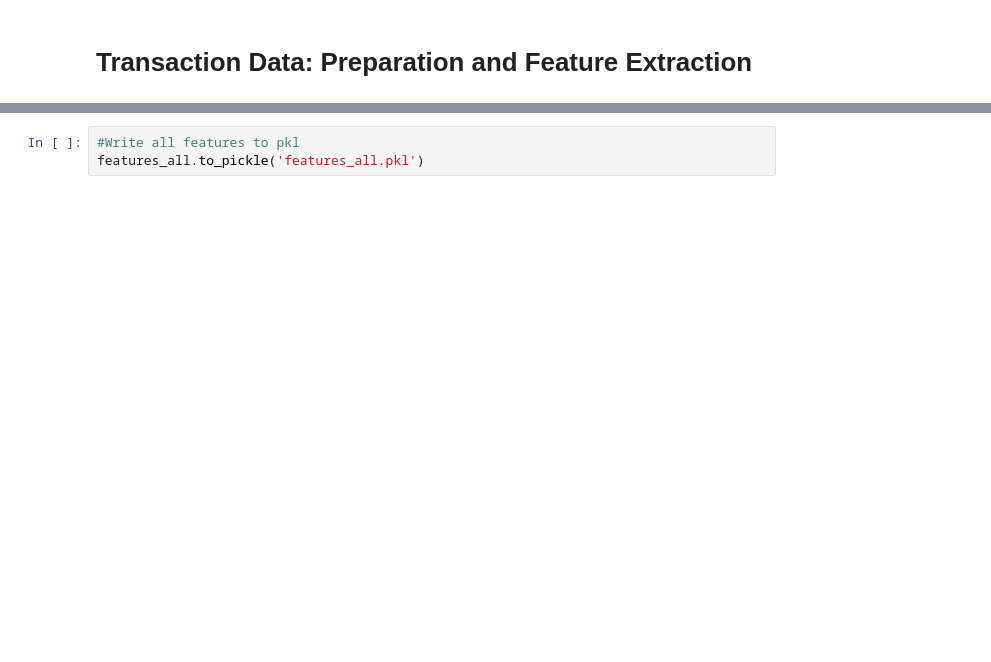
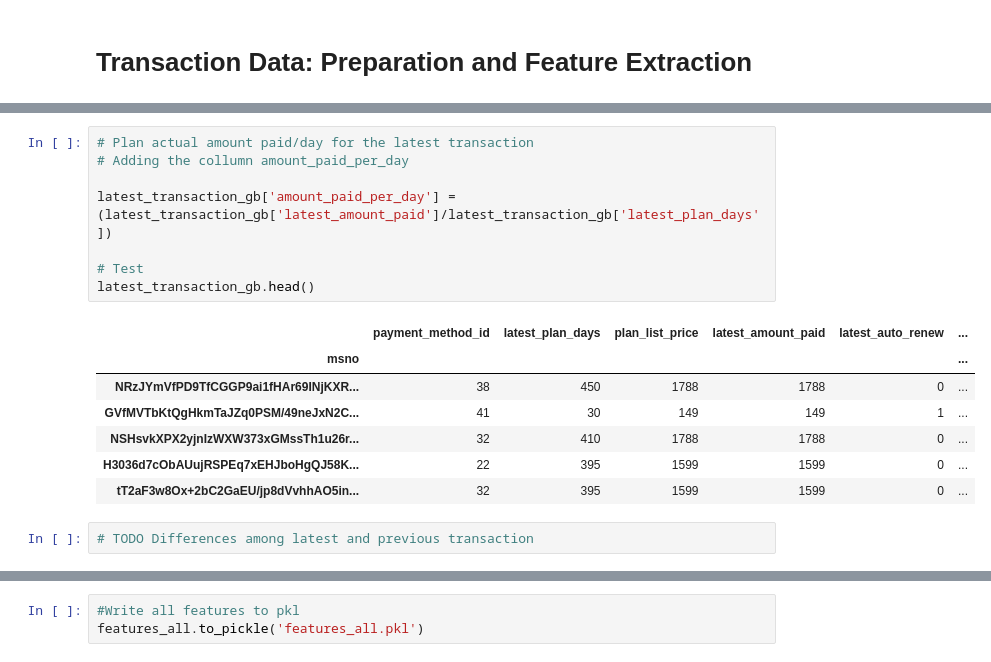
Before and after one commit to ajolson89/W207Fall2018Final, a Jupyter notebook: W207_FinalProj_DataPrep_BaselineSub_KennedyKhannaOlson.ipynb, the cells around one changed output, grey strips where cells are left out. Cells and saved outputs as stored; diff of their text form; blank space fills up the shorter version.

```diff
--- a/W207_FinalProj_DataPrep_BaselineSub_KennedyKhannaOlson.ipynb
+++ b/W207_FinalProj_DataPrep_BaselineSub_KennedyKhannaOlson.ipynb
@@ -117,0 +207,18 @@ features_all = features_all.join(<GAURAV INSERT YOUR DATAFRAME HERE>, how='inner
+# %%
+# Plan actual amount paid/day for the latest transaction
+# Adding the collumn amount_paid_per_day
+
+latest_transaction_gb['amount_paid_per_day'] = (latest_transaction_gb['latest_amount_paid']/latest_transaction_gb['latest_plan_days'])
+
+# Test
+latest_transaction_gb.head()
+# %% [output]
+|  | payment_method_id | latest_plan_days | plan_list_price | latest_amount_paid | latest_auto_renew | ... |
+| msno |  |  |  |  |  | ... |
+| NRzJYmVfPD9TfCGGP9ai1fHAr69INjKXR... | 38 | 450 | 1788 | 1788 | 0 | ... |
+| GVfMVTbKtQgHkmTaJZq0PSM/49neJxN2C... | 41 | 30 | 149 | 149 | 1 | ... |
+| NSHsvkXPX2yjnIzWXW373xGMssTh1u26r... | 32 | 410 | 1788 | 1788 | 0 | ... |
+| H3036d7cObAUujRSPEq7xEHJboHgQJ58K... | 22 | 395 | 1599 | 1599 | 0 | ... |
+| tT2aF3w8Ox+2bC2GaEU/jp8dVvhhAO5in... | 32 | 395 | 1599 | 1599 | 0 | ... |
+# %%
+# TODO Differences among latest and previous transaction
```
Also changed, not shown: parts of 20 cells of this notebook.
